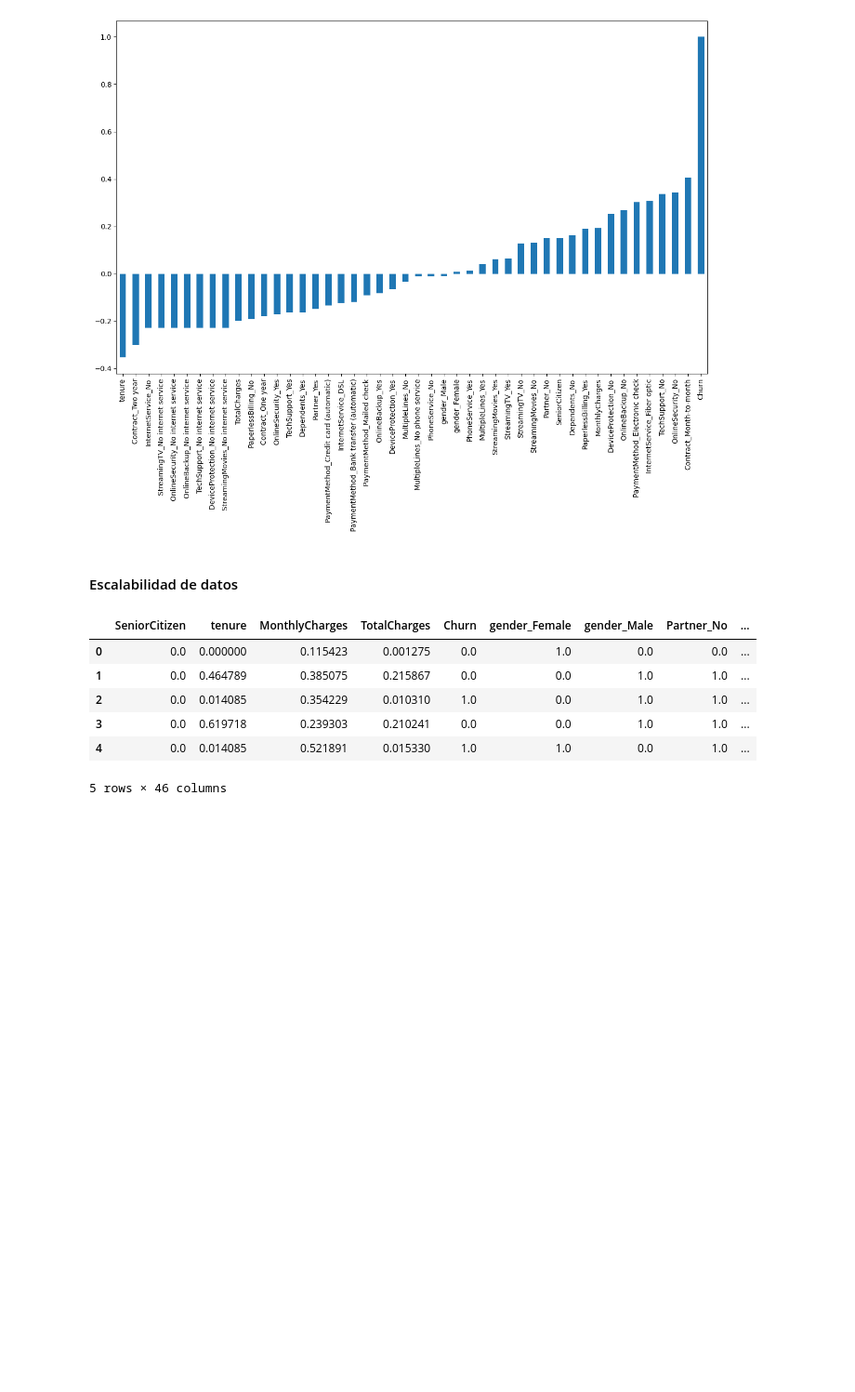
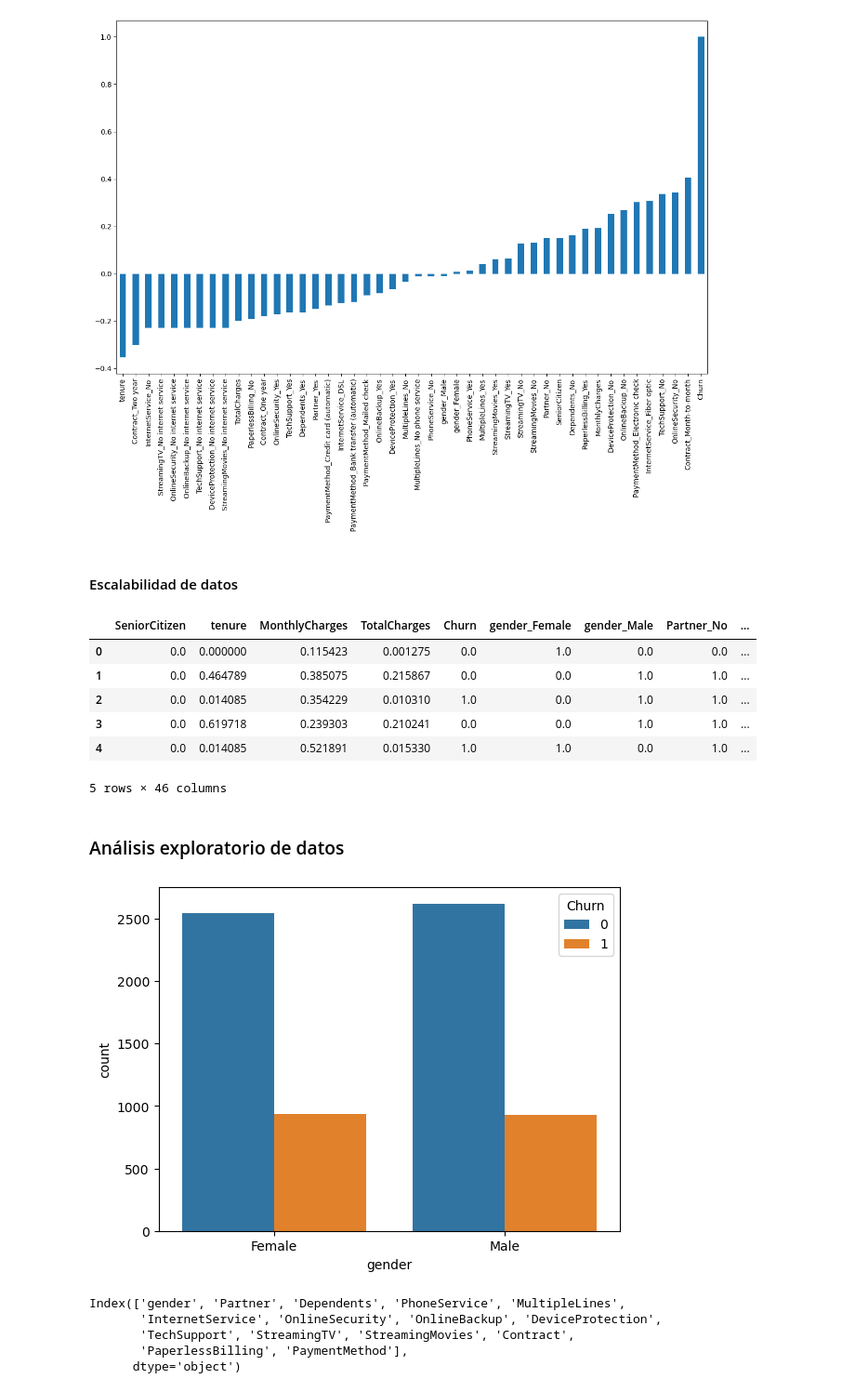
Before and after one commit to ArnolPlazas/logistic-regression, a Jupyter notebook: regresssion-logistic-binomial.ipynb, the cells around one changed output. Shown at 93% size. Saved outputs shown, nothing was run; the diff lists cells and outputs as text; code cells hidden in the pictures; blank space fills up the shorter version.

Commit message:
Análisis exploratorio de datos.

```diff
--- a/regresssion-logistic-binomial.ipynb
+++ b/regresssion-logistic-binomial.ipynb
@@ -172,3 +172,11 @@ df_processing_scaled.head()
 | 3 | 0.0 | 0.619718 | 0.239303 | 0.210241 | 0.0 | 0.0 | 1.0 | 1.0 | ... |
 | 4 | 0.0 | 0.014085 | 0.521891 | 0.015330 | 1.0 | 1.0 | 0.0 | 1.0 | ... |
 5 rows × 46 columns
+# %% [markdown]
+### Análisis exploratorio de datos
+# %%
+# hay casi la misma cantidad de hombres y mujeres y se comportan de la misma en cuanto al Churn manera esto puede indicar que el genero no afecta Churn
+sns.countplot(data=df, x='gender', hue='Churn')
+plt.show()
+# %% [output]
+[figure, added]
@@ -174,0 +188,10 @@ df_processing_scaled.head()
+# %%
+# obtener las columnas categoricas
+column_cat = df.select_dtypes(include='object').columns
+column_cat
+# %% [output]
+Index(['gender', 'Partner', 'Dependents', 'PhoneService', 'MultipleLines',
+       'InternetService', 'OnlineSecurity', 'OnlineBackup', 'DeviceProtection',
+       'TechSupport', 'StreamingTV', 'StreamingMovies', 'Contract',
+       'PaperlessBilling', 'PaymentMethod'],
+      dtype='object')
```
Also changed, not shown: parts of 3 cells of this notebook.
